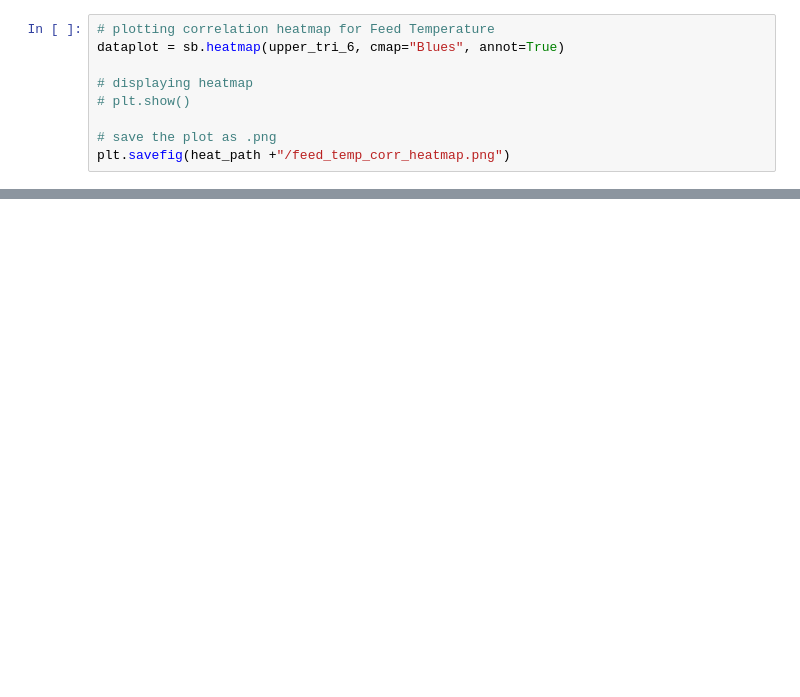
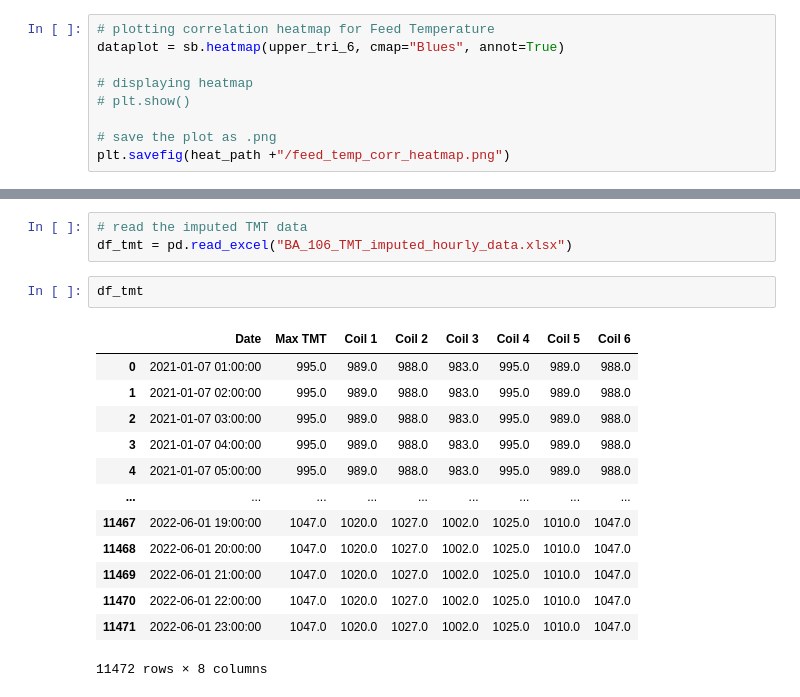
Before and after one commit to SabyasachiBhadra/CAP_106, a Jupyter notebook: CAP_106_Research_Env/Feature_Space_Correlation_Analysis.ipynb, the cells around one changed output, grey strips where cells are left out. Drawn from its saved outputs; the diff is of its cells as text; blank space fills up the shorter version.

```diff
--- a/CAP_106_Research_Env/Feature_Space_Correlation_Analysis.ipynb
+++ b/CAP_106_Research_Env/Feature_Space_Correlation_Analysis.ipynb
@@ -413,0 +600,19 @@ df_final["Max_CIP"].plot()
+# %%
+# read the imputed TMT data
+df_tmt = pd.read_excel("BA_106_TMT_imputed_hourly_data.xlsx")
+# %%
+df_tmt
+# %% [output]
+|  | Date | Max TMT | Coil 1 | Coil 2 | Coil 3 | Coil 4 | Coil 5 | Coil 6 |
+| 0 | 2021-01-07 01:00:00 | 995.0 | 989.0 | 988.0 | 983.0 | 995.0 | 989.0 | 988.0 |
+| 1 | 2021-01-07 02:00:00 | 995.0 | 989.0 | 988.0 | 983.0 | 995.0 | 989.0 | 988.0 |
+| 2 | 2021-01-07 03:00:00 | 995.0 | 989.0 | 988.0 | 983.0 | 995.0 | 989.0 | 988.0 |
+| 3 | 2021-01-07 04:00:00 | 995.0 | 989.0 | 988.0 | 983.0 | 995.0 | 989.0 | 988.0 |
+| 4 | 2021-01-07 05:00:00 | 995.0 | 989.0 | 988.0 | 983.0 | 995.0 | 989.0 | 988.0 |
+| ... | ... | ... | ... | ... | ... | ... | ... | ... |
+| 11467 | 2022-06-01 19:00:00 | 1047.0 | 1020.0 | 1027.0 | 1002.0 | 1025.0 | 1010.0 | 1047.0 |
+| 11468 | 2022-06-01 20:00:00 | 1047.0 | 1020.0 | 1027.0 | 1002.0 | 1025.0 | 1010.0 | 1047.0 |
+| 11469 | 2022-06-01 21:00:00 | 1047.0 | 1020.0 | 1027.0 | 1002.0 | 1025.0 | 1010.0 | 1047.0 |
+| 11470 | 2022-06-01 22:00:00 | 1047.0 | 1020.0 | 1027.0 | 1002.0 | 1025.0 | 1010.0 | 1047.0 |
+| 11471 | 2022-06-01 23:00:00 | 1047.0 | 1020.0 | 1027.0 | 1002.0 | 1025.0 | 1010.0 | 1047.0 |
+11472 rows × 8 columns
```
Also changed, not shown: parts of 68 cells of this notebook, 32 other files.
